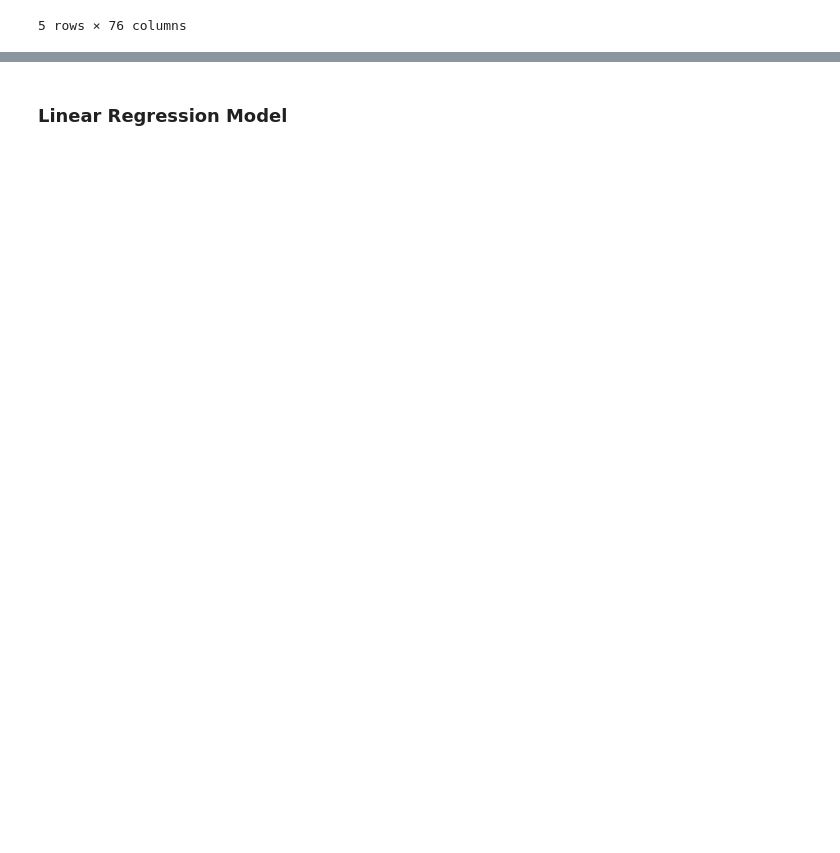
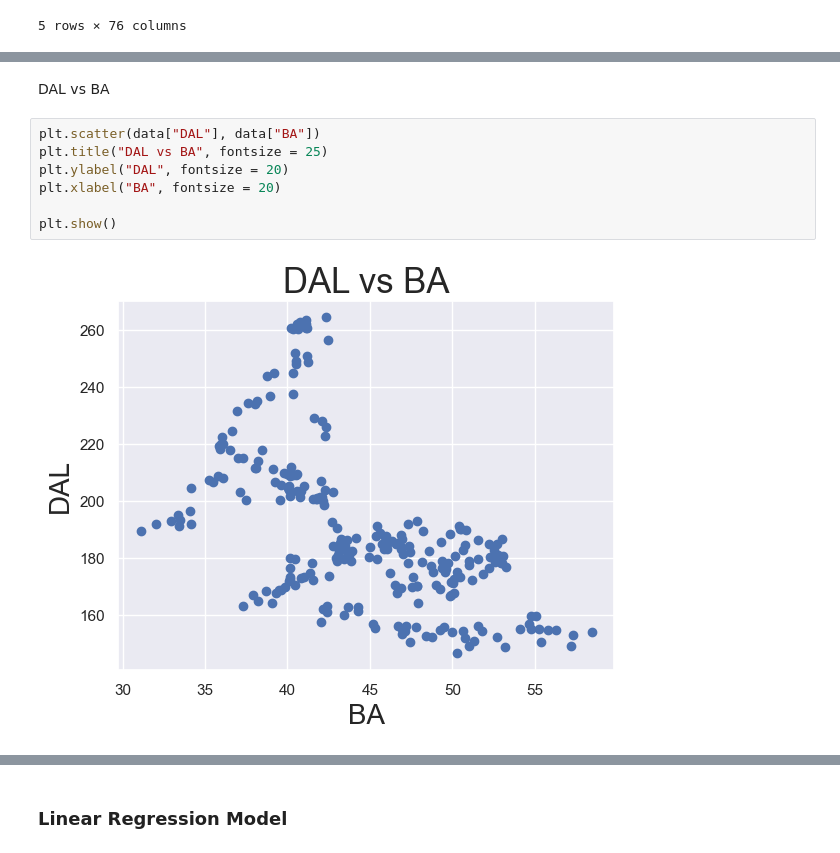
Before and after one commit to ProntoSbinalla/Python, a Jupyter notebook: Linear Regression Projects/STP-429 Lab3.ipynb, the cells around one changed output, grey strips where cells are left out. Cells and saved outputs as stored; diff of their text form; blank space fills up the shorter version.

```diff
--- a/Linear Regression Projects/STP-429 Lab3.ipynb
+++ b/Linear Regression Projects/STP-429 Lab3.ipynb
@@ -45,0 +158,11 @@ data.head()
+# %% [markdown]
+DAL vs BA
+# %%
+plt.scatter(data["DAL"], data["BA"])
+plt.title("DAL vs BA", fontsize = 25)
+plt.ylabel("DAL", fontsize = 20)
+plt.xlabel("BA", fontsize = 20)
+
+plt.show()
+# %% [output]
+[figure, added]
```
Also changed, not shown: parts of 62 cells of this notebook.
